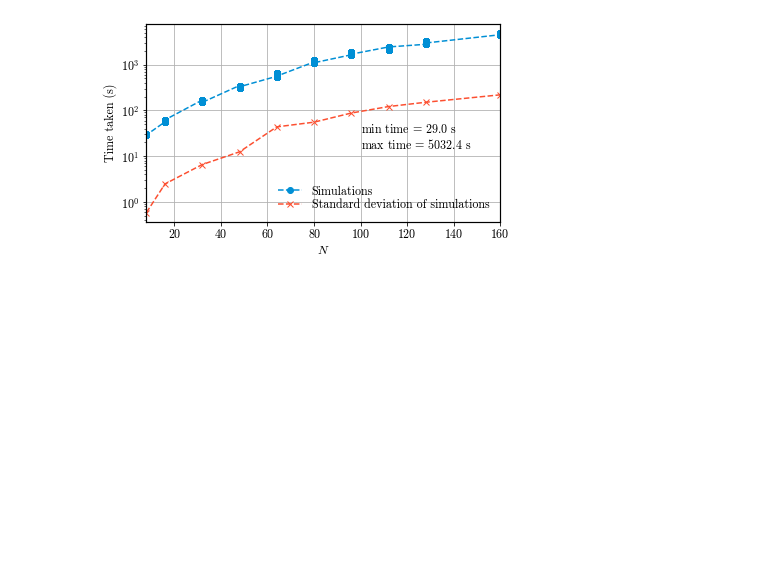
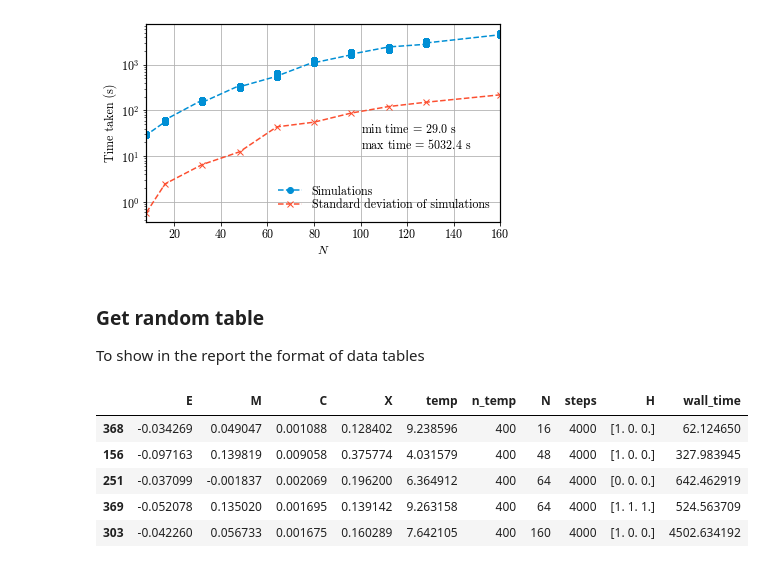
Before and after one commit to nikosavola/HeisenbergMetropolis-StatMech, a Jupyter notebook: analysis.ipynb, the cells around one changed output. Saved outputs shown, nothing was run; the diff lists cells and outputs as text; code cells hidden in the pictures; blank space fills up the shorter version.

Commit message:
Export example LaTeX table

```diff
--- a/analysis.ipynb
+++ b/analysis.ipynb
@@ -262,3 +262,17 @@ plt.savefig(f'{figure_dir}/NvsTime.pdf')
 plt.show()
 # %% [output]
 [figure]
+# %% [markdown]
+### Get random table
+To show in the report the format of data tables
+# %%
+# Get random table
+dfffff = df.sample(5).sort_values(by=['N'])
+dfffff
+# %% [output]
+|  | E | M | C | X | temp | n_temp | N | steps | H | wall_time |
+| 368 | -0.034269 | 0.049047 | 0.001088 | 0.128402 | 9.238596 | 400 | 16 | 4000 | [1. 0. 0.] | 62.124650 |
+| 156 | -0.097163 | 0.139819 | 0.009058 | 0.375774 | 4.031579 | 400 | 48 | 4000 | [1. 0. 0.] | 327.983945 |
+| 251 | -0.037099 | -0.001837 | 0.002069 | 0.196200 | 6.364912 | 400 | 64 | 4000 | [0. 0. 0.] | 642.462919 |
+| 369 | -0.052078 | 0.135020 | 0.001695 | 0.139142 | 9.263158 | 400 | 64 | 4000 | [1. 1. 1.] | 524.563709 |
+| 303 | -0.042260 | 0.056733 | 0.001675 | 0.160289 | 7.642105 | 400 | 160 | 4000 | [1. 0. 0.] | 4502.634192 |
```
Also changed, not shown: parts of 1 cell of this notebook.
